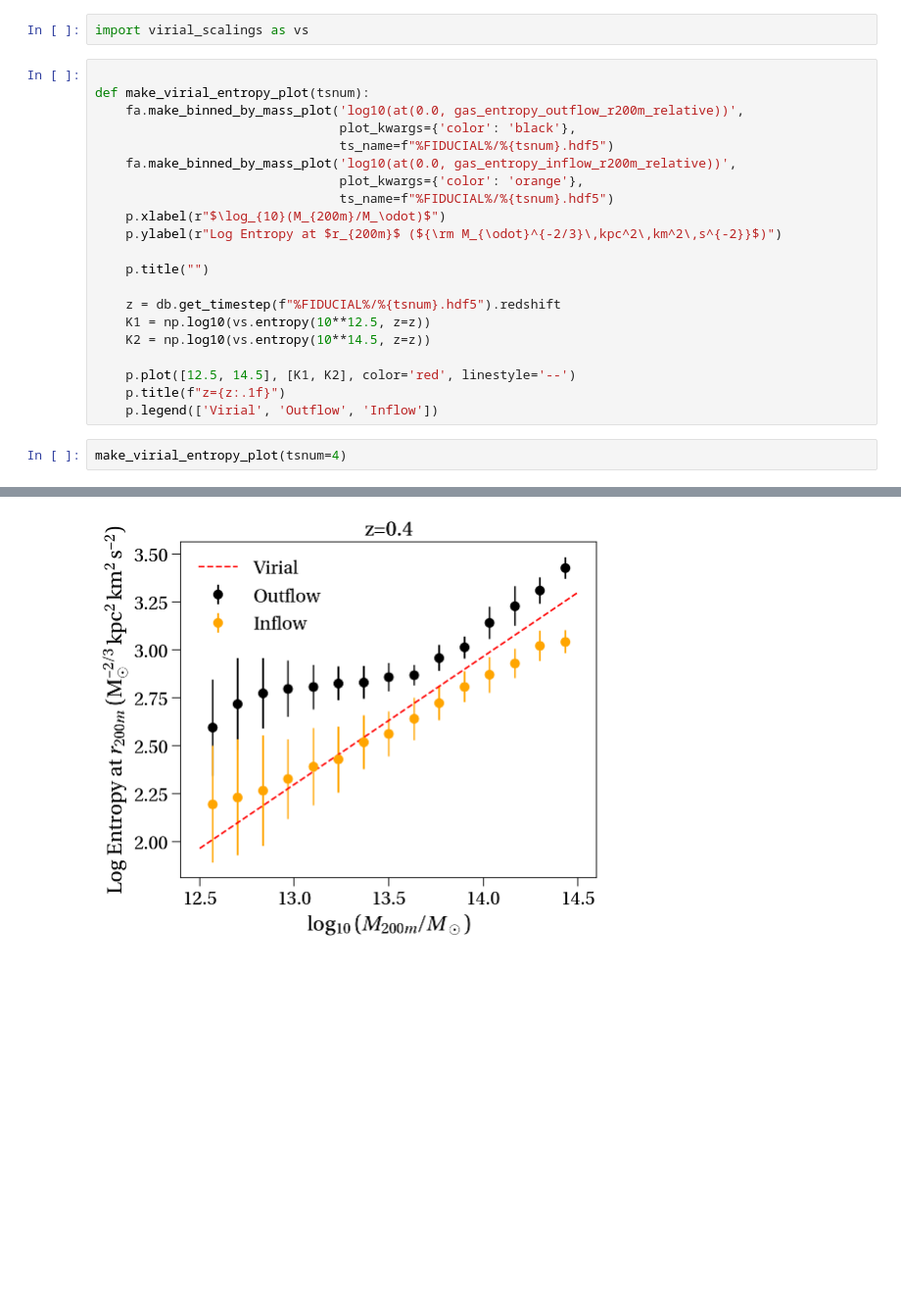
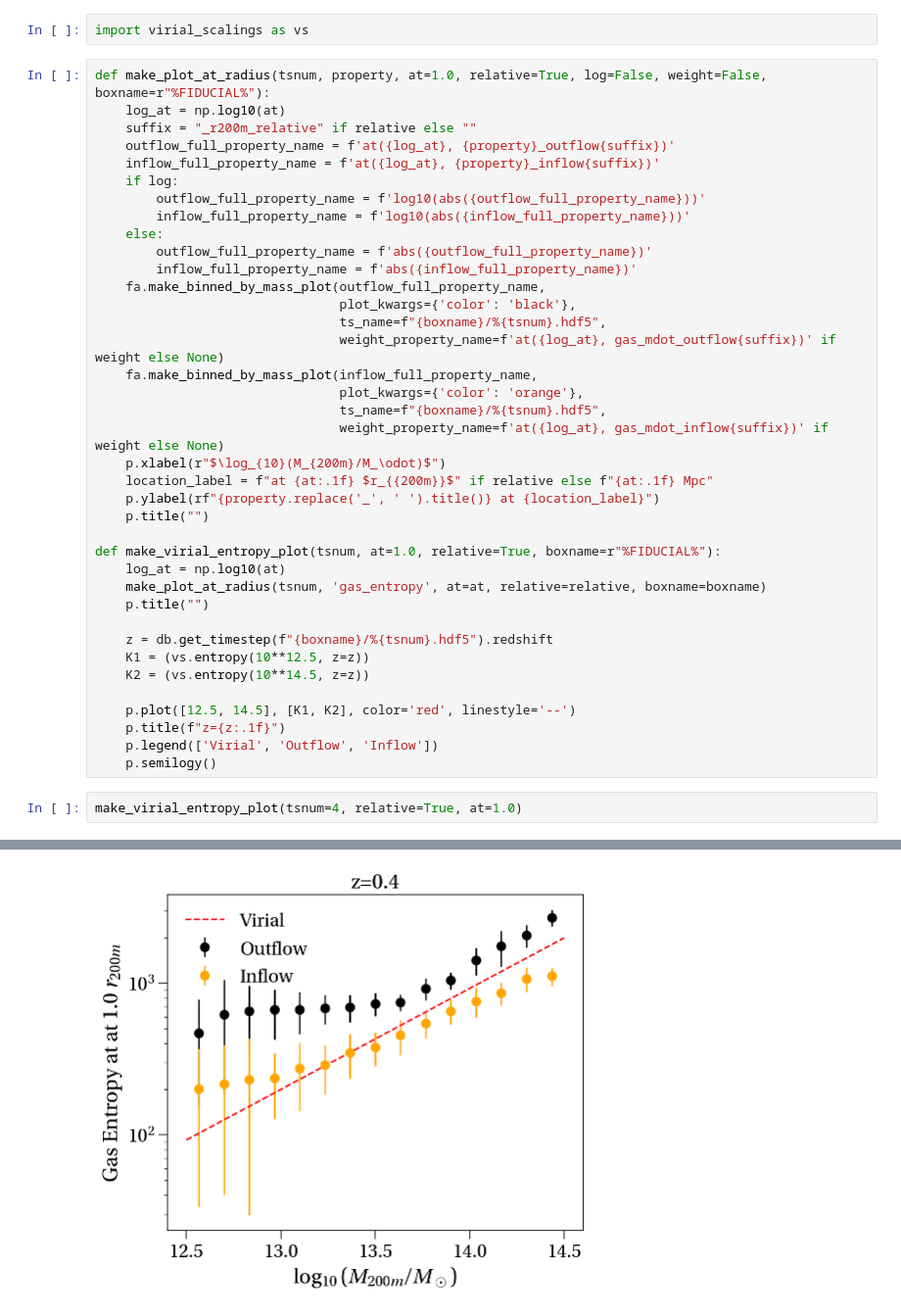
Before and after one commit to apontzen/flamingo_tangos_properties, a Jupyter notebook: why-gas-fractions-rise-again.ipynb, the cells around one changed output, grey strips where cells are left out. Shown at 98% size. Cells and saved outputs as stored; diff of their text form; blank space fills up the shorter version.

Commit message:
Continued work on understanding outflows

```diff
--- a/why-gas-fractions-rise-again.ipynb
+++ b/why-gas-fractions-rise-again.ipynb
@@ -175,29 +175,46 @@ Plotting cs profiles for L0200N0360_HYDRO_FIDUCIAL/%2.hdf5
 # %%
 import virial_scalings as vs
 # %%
-
-def make_virial_entropy_plot(tsnum):
-    fa.make_binned_by_mass_plot('log10(at(0.0, gas_entropy_outflow_r200m_relative))',
+def make_plot_at_radius(tsnum, property, at=1.0, relative=True, log=False, weight=False, boxname=r"%FIDUCIAL%"):
+    log_at = np.log10(at)
+    suffix = "_r200m_relative" if relative else ""
+    outflow_full_property_name = f'at({log_at}, {property}_outflow{suffix})'
+    inflow_full_property_name = f'at({log_at}, {property}_inflow{suffix})'
+    if log:
+        outflow_full_property_name = f'log10(abs({outflow_full_property_name}))'
+        inflow_full_property_name = f'log10(abs({inflow_full_property_name}))'
+    else:
+        outflow_full_property_name = f'abs({outflow_full_property_name})'
+        inflow_full_property_name = f'abs({inflow_full_property_name})'
+    fa.make_binned_by_mass_plot(outflow_full_property_name,
                                 plot_kwargs={'color': 'black'},
-                                ts_name=f"%FIDUCIAL%/%{tsnum}.hdf5")
-    fa.make_binned_by_mass_plot('log10(at(0.0, gas_entropy_inflow_r200m_relative))',
+                                ts_name=f"{boxname}/%{tsnum}.hdf5",
+                                weight_property_name=f'at({log_at}, gas_mdot_outflow{suffix})' if weight else None)
+    fa.make_binned_by_mass_plot(inflow_full_property_name,
                                 plot_kwargs={'color': 'orange'},
-                                ts_name=f"%FIDUCIAL%/%{tsnum}.hdf5")
+                                ts_name=f"{boxname}/%{tsnum}.hdf5",
+                                weight_property_name=f'at({log_at}, gas_mdot_inflow{suffix})' if weight else None)
     p.xlabel(r"$\log_{10}(M_{200m}/M_\odot)$")
-    p.ylabel(r"Log Entropy at $r_{200m}$ (${\rm M_{\odot}^{-2/3}\,kpc^2\,km^2\,s^{-2}}$)")
-
+    location_label = f"at {at:.1f} $r_{{200m}}$" if relative else f"{at:.1f} Mpc"
+    p.ylabel(rf"{property.replace('_', ' ').title()} at {location_label}")
     p.title("")
 
-    z = db.get_timestep(f"%FIDUCIAL%/%{tsnum}.hdf5").redshift
-    K1 = np.log10(vs.entropy(10**12.5, z=z))
-    K2 = np.log10(vs.entropy(10**14.5, z=z))
+def make_virial_entropy_plot(tsnum, at=1.0, relative=True, boxname=r"%FIDUCIAL%"):
+    log_at = np.log10(at)
+    make_plot_at_radius(tsnum, 'gas_entropy', at=at, relative=relative, boxname=boxname)
+    p.title("")
+
+    z = db.get_timestep(f"{boxname}/%{tsnum}.hdf5").redshift
+    K1 = (vs.entropy(10**12.5, z=z))
+    K2 = (vs.entropy(10**14.5, z=z))
 
     p.plot([12.5, 14.5], [K1, K2], color='red', linestyle='--')
     p.title(f"z={z:.1f}")
     p.legend(['Virial', 'Outflow', 'Inflow'])
+    p.semilogy()
 # %%
-make_virial_entropy_plot(tsnum=4)
+make_virial_entropy_plot(tsnum=4, relative=True, at=1.0)
 # %% [output]
 1.32e+07 G**4/3 Mpc**2/3 Msol**2/3 s**2/3 km**-2/3
 2.85e+08 G**4/3 Mpc**2/3 Msol**2/3 s**2/3 km**-2/3
-[figure, old version]
+[figure, new version]
```
Also changed, not shown: parts of 2 cells of this notebook, 1 other file.
